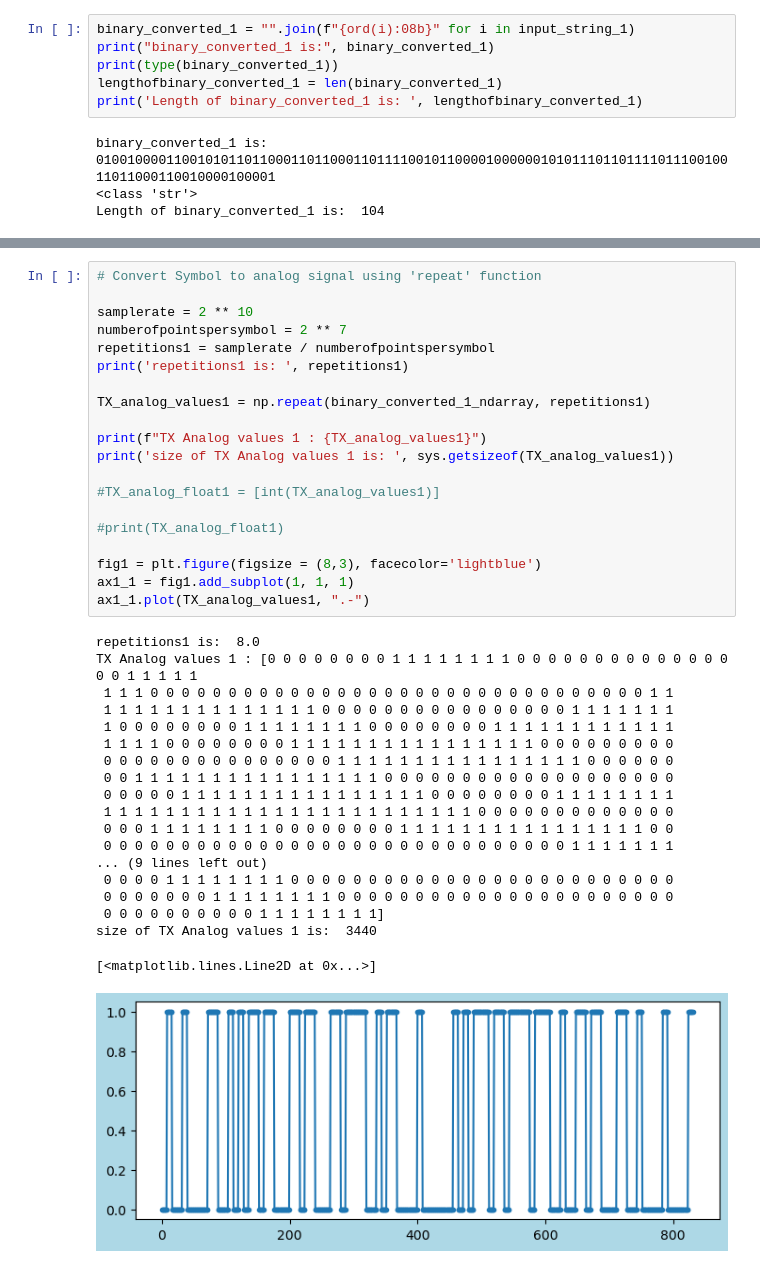
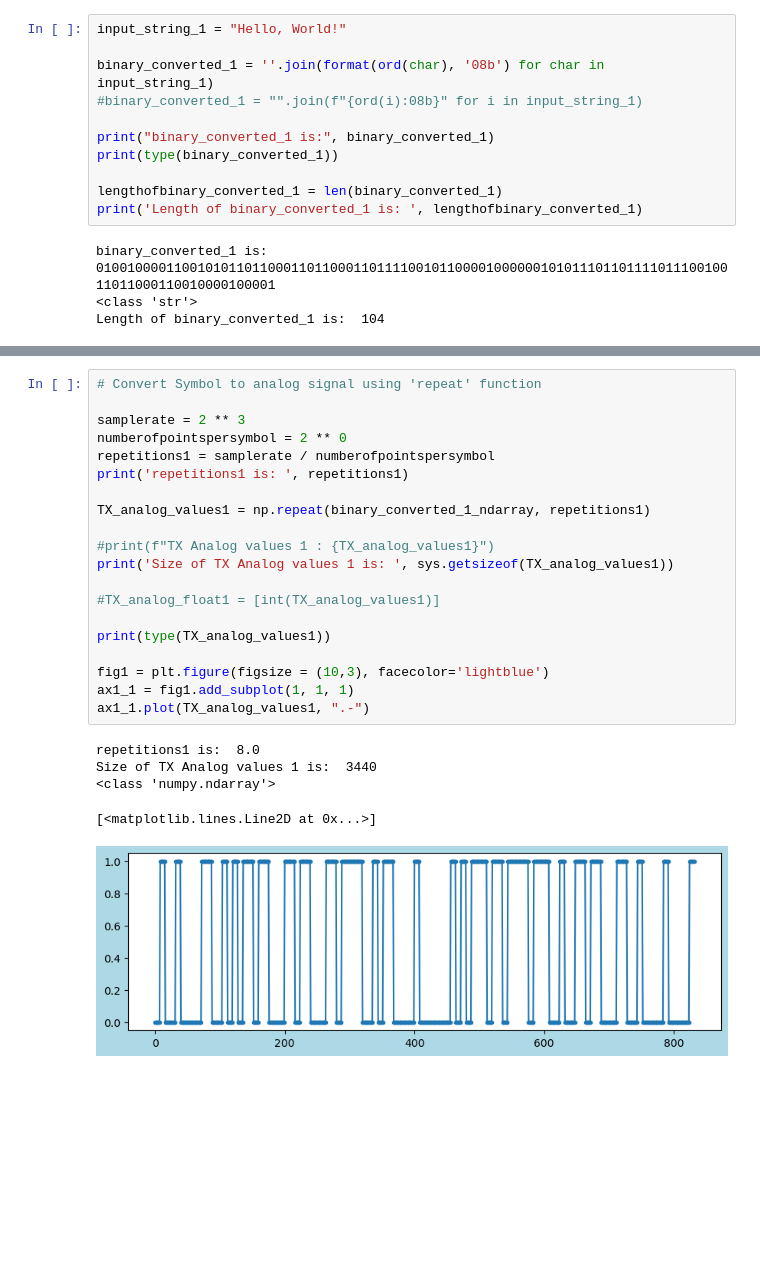
Before and after one commit to tacticstactics/Random_signal_generator, a Jupyter notebook: text_to_binary-1.ipynb, the cells around one changed output, grey strips where cells are left out. Saved outputs shown, nothing was run; the diff lists cells and outputs as text; blank space fills up the shorter version.

```diff
--- a/text_to_binary-1.ipynb
+++ b/text_to_binary-1.ipynb
@@ -46,7 +28,12 @@ Length of binary_converted_3 is:  104
 # %%
-binary_converted_1 = "".join(f"{ord(i):08b}" for i in input_string_1)
+input_string_1 = "Hello, World!"
+
+binary_converted_1 = ''.join(format(ord(char), '08b') for char in input_string_1)
+#binary_converted_1 = "".join(f"{ord(i):08b}" for i in input_string_1)
+
 print("binary_converted_1 is:", binary_converted_1)
 print(type(binary_converted_1))
+
 lengthofbinary_converted_1 = len(binary_converted_1)
 print('Length of binary_converted_1 is: ', lengthofbinary_converted_1)
 # %% [output]
@@ -79,40 +65,26 @@ binary_converted_1_int_list is:  [0, 1, 0, 0, 1, 0, 0, 0, 0, 1, 1, 0, 0, 1, 0, 1
 # %%
 # Convert Symbol to analog signal using 'repeat' function
 
-samplerate = 2 ** 10
-numberofpointspersymbol = 2 ** 7
+samplerate = 2 ** 3
+numberofpointspersymbol = 2 ** 0
 repetitions1 = samplerate / numberofpointspersymbol
 print('repetitions1 is: ', repetitions1)
 
 TX_analog_values1 = np.repeat(binary_converted_1_ndarray, repetitions1)
 
-print(f"TX Analog values 1 : {TX_analog_values1}")
-print('size of TX Analog values 1 is: ', sys.getsizeof(TX_analog_values1))
+#print(f"TX Analog values 1 : {TX_analog_values1}")
+print('Size of TX Analog values 1 is: ', sys.getsizeof(TX_analog_values1))
 
 #TX_analog_float1 = [int(TX_analog_values1)]
 
-#print(TX_analog_float1)
+print(type(TX_analog_values1))
 
-fig1 = plt.figure(figsize = (8,3), facecolor='lightblue')
+fig1 = plt.figure(figsize = (10,3), facecolor='lightblue')
 ax1_1 = fig1.add_subplot(1, 1, 1)
 ax1_1.plot(TX_analog_values1, ".-")
 # %% [output]
 repetitions1 is:  8.0
-TX Analog values 1 : [0 0 0 0 0 0 0 0 1 1 1 1 1 1 1 1 0 0 0 0 0 0 0 0 0 0 0 0 0 0 0 0 1 1 1 1 1
- 1 1 1 0 0 0 0 0 0 0 0 0 0 0 0 0 0 0 0 0 0 0 0 0 0 0 0 0 0 0 0 0 0 0 0 1 1
- 1 1 1 1 1 1 1 1 1 1 1 1 1 1 0 0 0 0 0 0 0 0 0 0 0 0 0 0 0 0 1 1 1 1 1 1 1
- 1 0 0 0 0 0 0 0 0 1 1 1 1 1 1 1 1 0 0 0 0 0 0 0 0 1 1 1 1 1 1 1 1 1 1 1 1
- 1 1 1 1 0 0 0 0 0 0 0 0 1 1 1 1 1 1 1 1 1 1 1 1 1 1 1 1 0 0 0 0 0 0 0 0 0
- 0 0 0 0 0 0 0 0 0 0 0 0 0 0 0 1 1 1 1 1 1 1 1 1 1 1 1 1 1 1 1 0 0 0 0 0 0
- 0 0 1 1 1 1 1 1 1 1 1 1 1 1 1 1 1 1 0 0 0 0 0 0 0 0 0 0 0 0 0 0 0 0 0 0 0
- 0 0 0 0 0 1 1 1 1 1 1 1 1 1 1 1 1 1 1 1 1 0 0 0 0 0 0 0 0 1 1 1 1 1 1 1 1
- 1 1 1 1 1 1 1 1 1 1 1 1 1 1 1 1 1 1 1 1 1 1 1 1 0 0 0 0 0 0 0 0 0 0 0 0 0
- 0 0 0 1 1 1 1 1 1 1 1 0 0 0 0 0 0 0 0 1 1 1 1 1 1 1 1 1 1 1 1 1 1 1 1 0 0
- 0 0 0 0 0 0 0 0 0 0 0 0 0 0 0 0 0 0 0 0 0 0 0 0 0 0 0 0 0 0 1 1 1 1 1 1 1
-... (9 lines left out)
- 0 0 0 0 1 1 1 1 1 1 1 1 0 0 0 0 0 0 0 0 0 0 0 0 0 0 0 0 0 0 0 0 0 0 0 0 0
- 0 0 0 0 0 0 0 1 1 1 1 1 1 1 1 0 0 0 0 0 0 0 0 0 0 0 0 0 0 0 0 0 0 0 0 0 0
- 0 0 0 0 0 0 0 0 0 0 1 1 1 1 1 1 1 1]
-size of TX Analog values 1 is:  3440
+Size of TX Analog values 1 is:  3440
+<class 'numpy.ndarray'>
 [<matplotlib.lines.Line2D at 0x...>]
-[figure, old version]
+[figure, new version]
```
Also changed, not shown: parts of 6 cells of this notebook.
